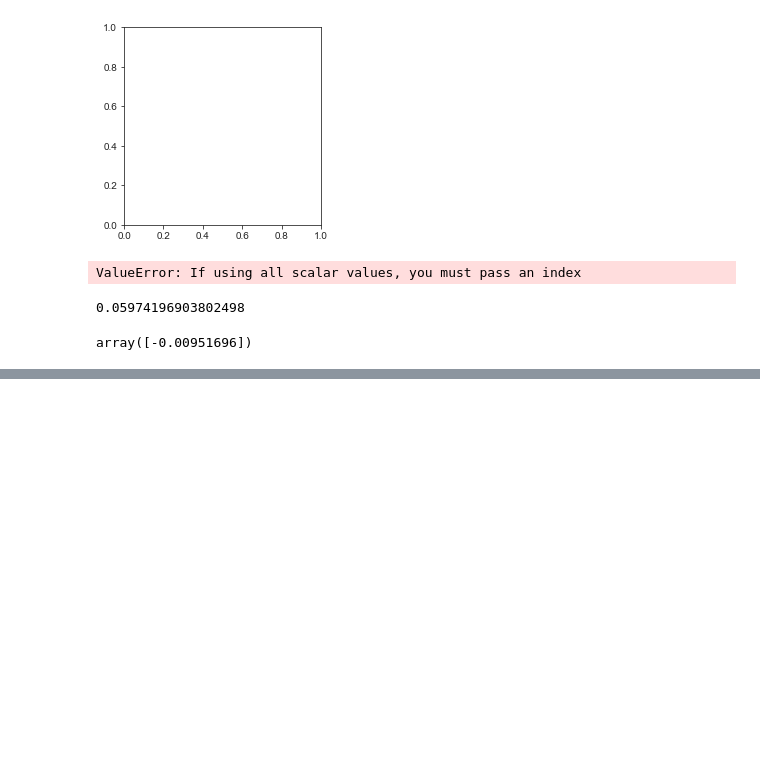
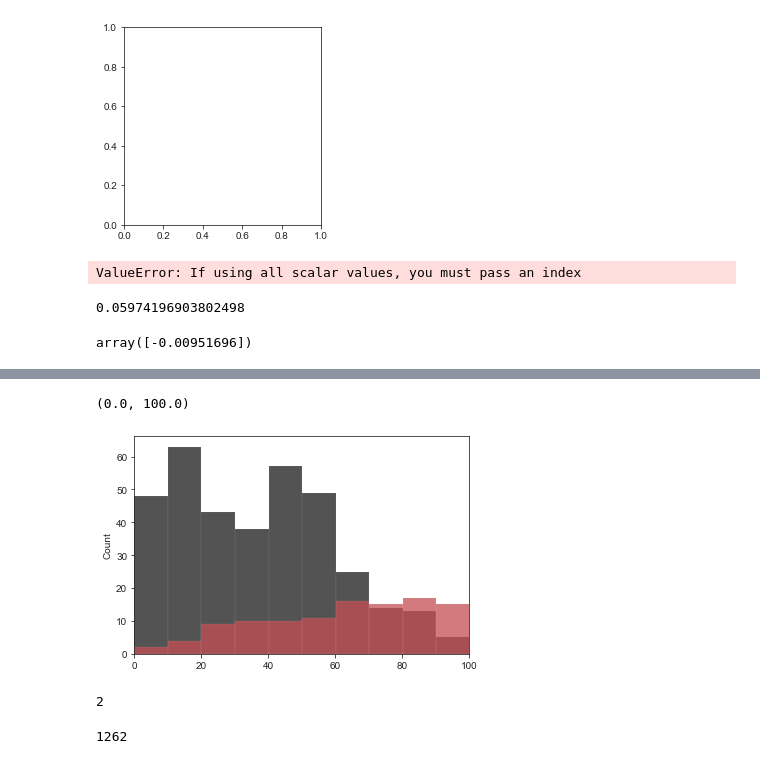
Before and after one commit to grantkinsler/EvolvingFront, a Jupyter notebook: code/analysis/2D fitness vs stationary performance.ipynb, the cells around one changed output, grey strips where cells are left out. Saved outputs shown, nothing was run; the diff lists cells and outputs as text; code cells hidden in the pictures; blank space fills up the shorter version.

```diff
--- a/code/analysis/2D fitness vs stationary performance.ipynb
+++ b/code/analysis/2D fitness vs stationary performance.ipynb
@@ -516,0 +736,24 @@ array([-0.00951696])
+# %%
+timepoint= 'Fit2D-2%-T0'
+timepoint= 'Fit2D-2%-R1-T2'
+plt.figure()
+counts,bins = np.histogram(merged_fitness[merged_fitness['source_publication']=='This_study'][timepoint].values,
+                          bins=np.linspace(0,5000,500))
+sns.histplot(merged_fitness[merged_fitness['source_publication']=='Venkataram2015'][timepoint].values,color='k',bins=bins)
+sns.histplot(merged_fitness[merged_fitness['source_publication']=='This_study'][timepoint].values,color='r',bins=bins)
+plt.xlim(0,100)
+# %% [output]
+(0.0, 100.0)
+[figure, added]
+# %%
+timepoints = ['Fit2D-5%-T0','Fit2D-5%-R1-T2','Fit1D-5%-T0','Fit1D-5%-R1-T2']
+
+count_threshold = 50
+
+sum(np.all(merged_fitness[merged_fitness['source_publication']=='This_study'][timepoints].values < count_threshold,axis=1))
+# %% [output]
+2
+# %%
+len(merged_fitness[merged_fitness['source_publication']=='This_study'].values)
+# %% [output]
+1262
```
Also changed, not shown: parts of 6 cells of this notebook, 11 other files.
